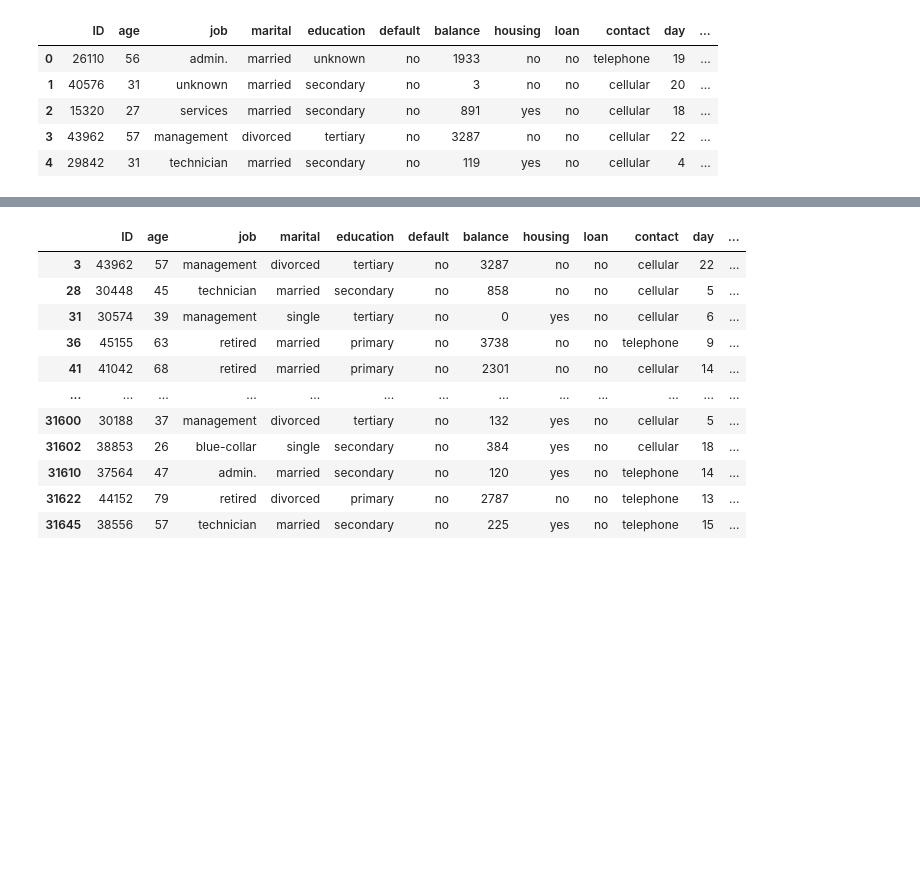
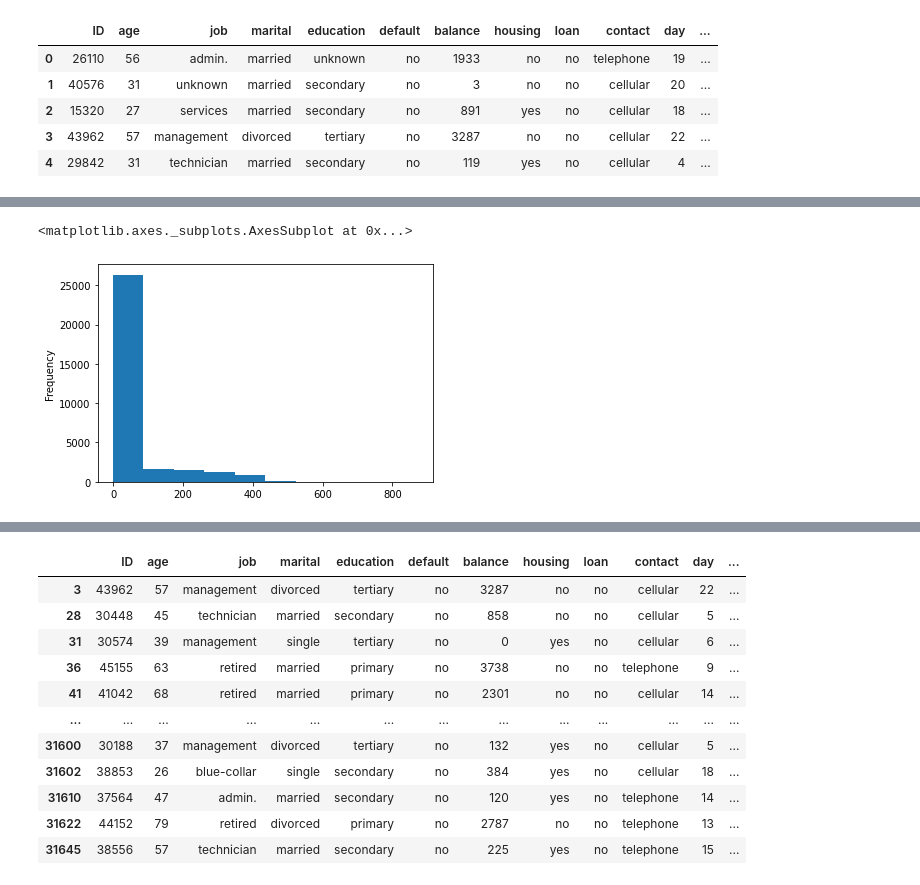
Before and after one commit to Shashwat-k/Final_Data_Science, a Jupyter notebook: Benchmark_solution.ipynb, the cells around one changed output, grey strips where cells are left out. Saved outputs shown, nothing was run; the diff lists cells and outputs as text; code cells hidden in the pictures; blank space fills up the shorter version.

```diff
--- a/Benchmark_solution.ipynb
+++ b/Benchmark_solution.ipynb
@@ -120,0 +140,5 @@ train.head()
+# %%
+train.pdays.plot.hist()
+# %% [output]
+<matplotlib.axes._subplots.AxesSubplot at 0x...>
+[figure, added]
```
Also changed, not shown: parts of 4 cells of this notebook.
